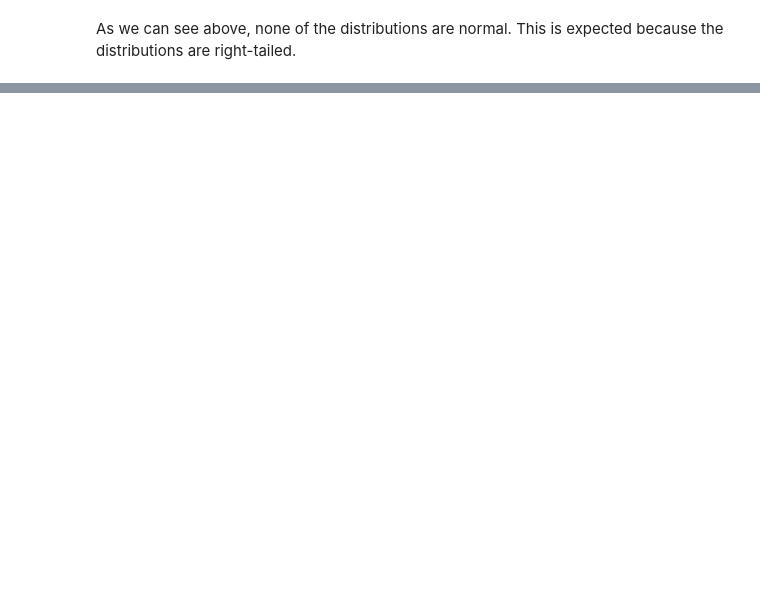
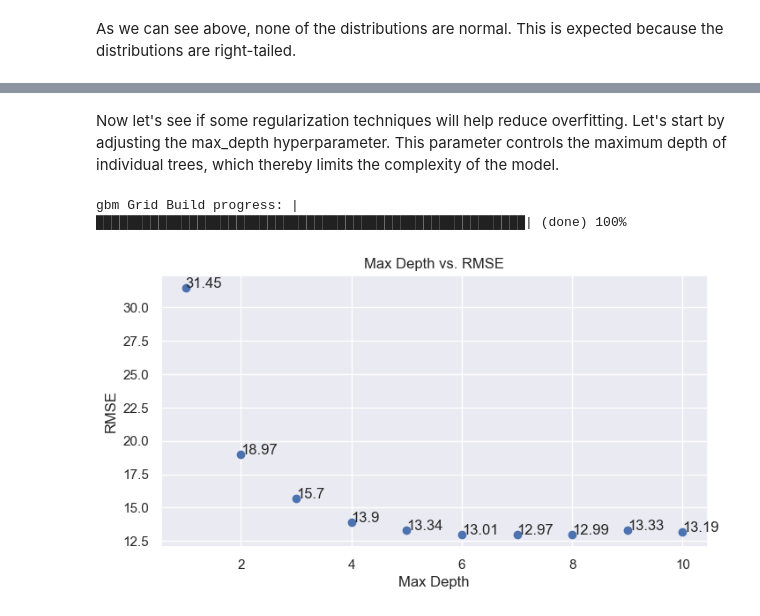
Before and after one commit to vishnuraosharma/exploratory-data-analysis, a Jupyter notebook: Kcal Predictions/Exploring Nutrient Data to Predict Kilocalories.ipynb, the cells around one changed output, grey strips where cells are left out. Drawn from its saved outputs; the diff is of its cells as text; code cells hidden in the pictures; blank space fills up the shorter version.

```diff
--- a/Kcal Predictions/Exploring Nutrient Data to Predict Kilocalories.ipynb
+++ b/Kcal Predictions/Exploring Nutrient Data to Predict Kilocalories.ipynb
@@ -302,0 +558,5 @@ As we can see above, none of the distributions are normal. This is expected beca
+# %%
+# Our final features end up being the ones we identified in the correlation method
+df_selected_features = df_fs_correlation.copy()
+
+df_selected_features.info()
@@ -302,0 +682,12 @@ As we can see above, none of the distributions are normal. This is expected beca
+# %%
+# Create a GBM model with the training data
+from h2o.estimators import H2OGradientBoostingEstimator
+
+# Set up GBM for regression
+gbm = H2OGradientBoostingEstimator(seed=1, model_id='gbm', nfolds= 5)
+
+# Use .train() to build the model
+gbm.train(x=X, y=y, training_frame=df_train, validation_frame=df_test)
+
+# Print the GBM model
+print(gbm)
@@ -302,0 +771,36 @@ As we can see above, none of the distributions are normal. This is expected beca
+# %% [markdown]
+Now let's see if some regularization techniques will help reduce overfitting. Let's start by adjusting the max_depth hyperparameter. This parameter controls the maximum depth of individual trees, which thereby limits the complexity of the model.
+# %%
+# Regularize model2 with max_depth
+from h2o.estimators import H2OGradientBoostingEstimator
+
+# select the values for max_depth to grid over
+hyper_params = {'max_depth': [1, 2, 3, 4, 5, 6, 7, 8, 9, 10]}
+
+# Train and validate a cartesian grid of GBMs
+gbm_grid = H2OGridSearch(model=gbm,
+                          grid_id='gbm_grid',
+                          hyper_params=hyper_params,)
+
+# Train the grid
+gbm_grid.train(x=X, y=y, training_frame=df_train, validation_frame=df_test)
+
+# Get the grid results, sorted by validation RMSE
+gbm_gridperf = gbm_grid.get_grid(sort_by='rmse', decreasing=True)
+
+# Add the grid models to a dataframe
+gbm_gridperf_df = gbm_gridperf._grid_json['summary_table'].as_data_frame()
+
+# Plot max depth vs. RMSE
+plt.xlabel('Max Depth')
+plt.ylabel('RMSE')
+plt.title('Max Depth vs. RMSE')
+plt.plot(gbm_gridperf_df['max_depth'], gbm_gridperf_df['rmse'], 'bo')
+for i, txt in enumerate(gbm_gridperf_df['rmse']):
+    # round to 2 decimals
+    txt = round(txt, 2)
+    plt.annotate(txt, (gbm_gridperf_df['max_depth'][i], gbm_gridperf_df['rmse'][i]))
+plt.show()
+# %% [output]
+gbm Grid Build progress: |███████████████████████████████████████████████████████| (done) 100%
+[figure, added]
```
Also changed, not shown: parts of 46 cells of this notebook.
